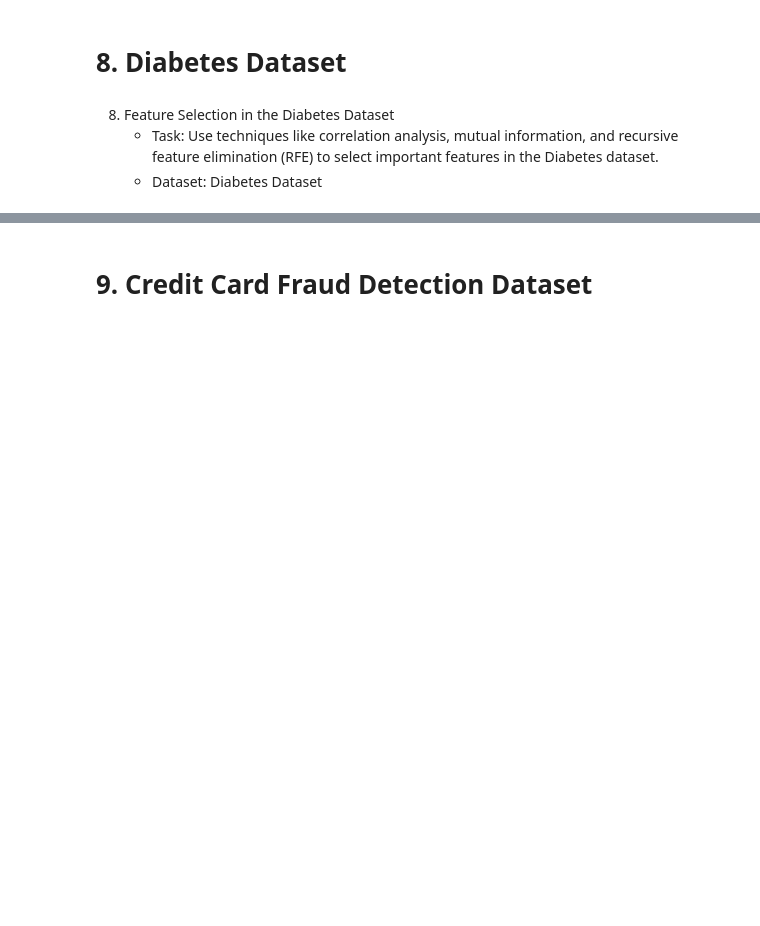
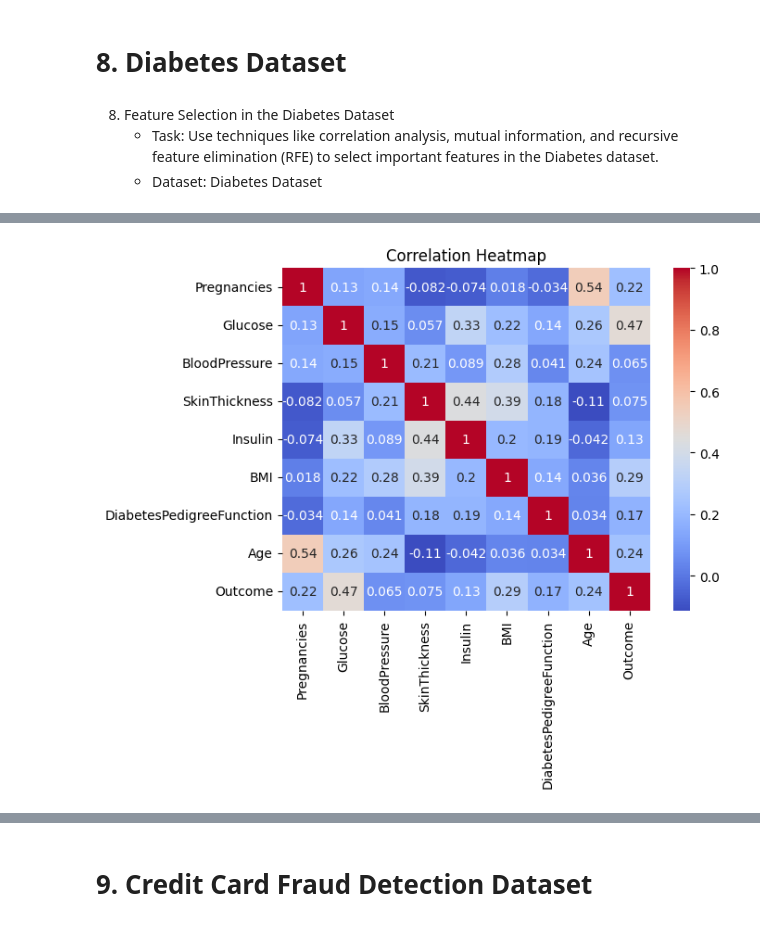
Before and after one commit to Ahmed-Islam-AI/100DaysOfBytewise, a Jupyter notebook: Solutions/Task 10 Solution/Data_Preprocessing_Task_10.ipynb, the cells around one changed output, grey strips where cells are left out. Saved outputs shown, nothing was run; the diff lists cells and outputs as text; code cells hidden in the pictures; blank space fills up the shorter version.

```diff
--- a/Solutions/Task 10 Solution/Data_Preprocessing_Task_10.ipynb
+++ b/Solutions/Task 10 Solution/Data_Preprocessing_Task_10.ipynb
@@ -583,0 +812,2 @@ from scipy.stats import boxcox
+# %%
+diabetes_df =pd.read_csv('/content/diabetes.csv')
@@ -583,0 +844,8 @@ from scipy.stats import boxcox
+# %%
+diabetes_corr = diabetes_df.corr()
+# %%
+sns.heatmap(diabetes_corr, annot=True, cmap='coolwarm')
+plt.title('Correlation Heatmap')
+plt.show()
+# %% [output]
+[figure, added]
```
Also changed, not shown: parts of 48 cells of this notebook.
